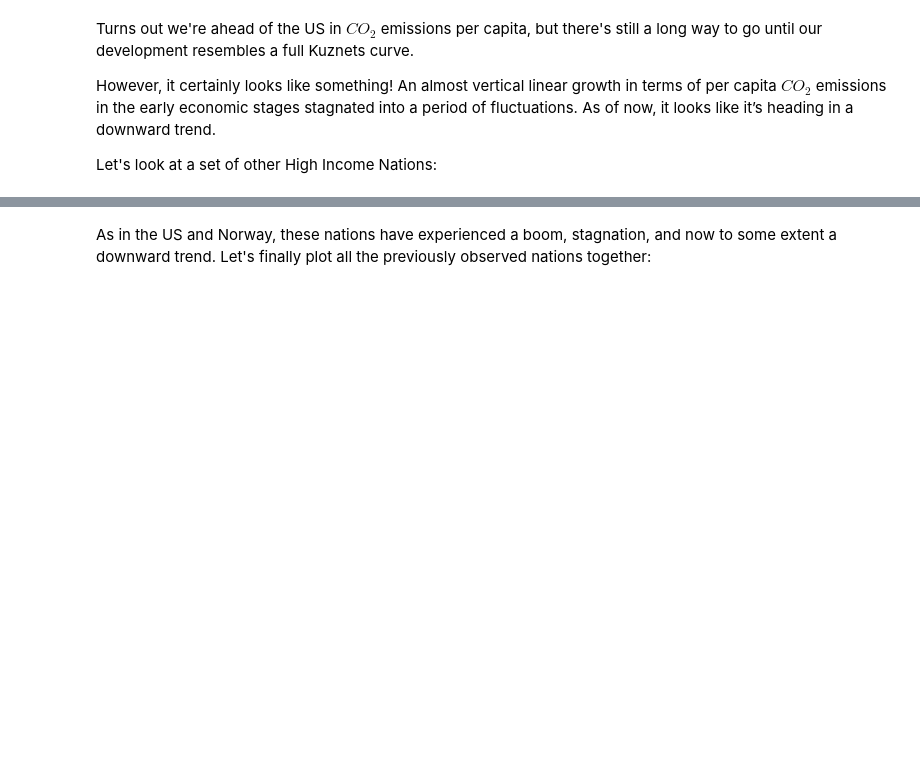
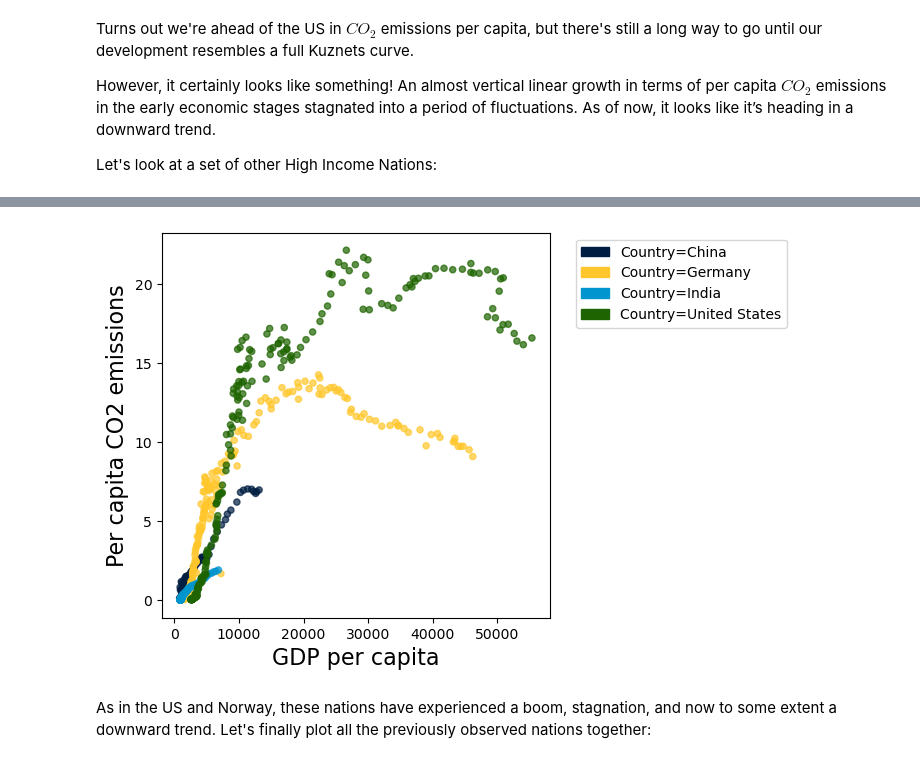
Before and after one commit to data-88e/fa24-materials, a Jupyter notebook: lec/lec13/KuznetsHypothesis.ipynb, the cells around one changed output, grey strips where cells are left out. Saved outputs shown, nothing was run; the diff lists cells and outputs as text; code cells hidden in the pictures; blank space fills up the shorter version.

```diff
--- a/lec/lec13/KuznetsHypothesis.ipynb
+++ b/lec/lec13/KuznetsHypothesis.ipynb
@@ -163,3 +162,10 @@ HIN_table.scatter('GDP per capita', 'Per capita CO2 emissions',group='Country')
+# %%
+HMLIN_array = make_array('United States', 'China', 'India','Germany')
+HMLIN_table = co2_table.where('Country', are.contained_in(HMLIN_array))
+HMLIN_table = HMLIN_table.where('GDP per capita', are.above_or_equal_to(0)).where('Per capita CO2 emissions', are.above_or_equal_to(0))
+HMLIN_table.scatter('GDP per capita', 'Per capita CO2 emissions',group='Country')
+# %% [output]
+[figure, added]
 # %% [markdown]
 As in the US and Norway, these nations have experienced a boom, stagnation, and now to some extent a downward trend. Let's finally plot all the previously observed nations together:
 # %%
```
Also changed, not shown: parts of 11 cells of this notebook, 3 other files.
